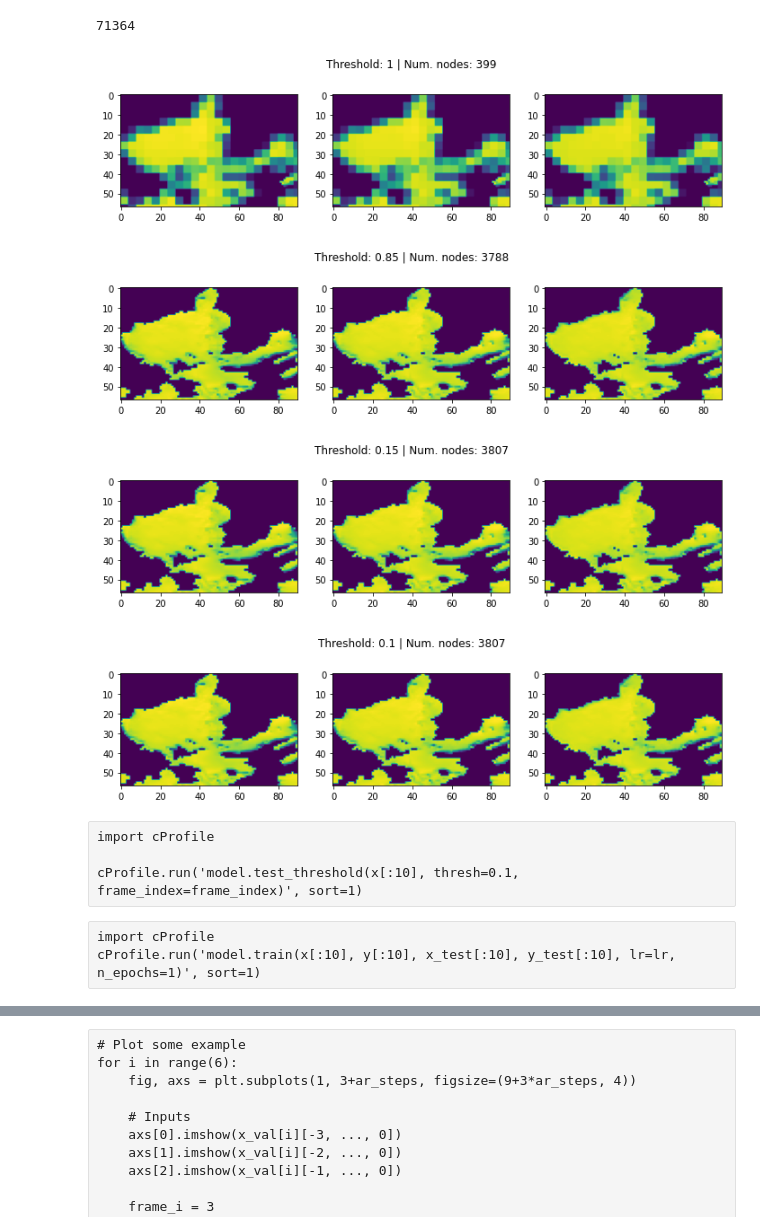
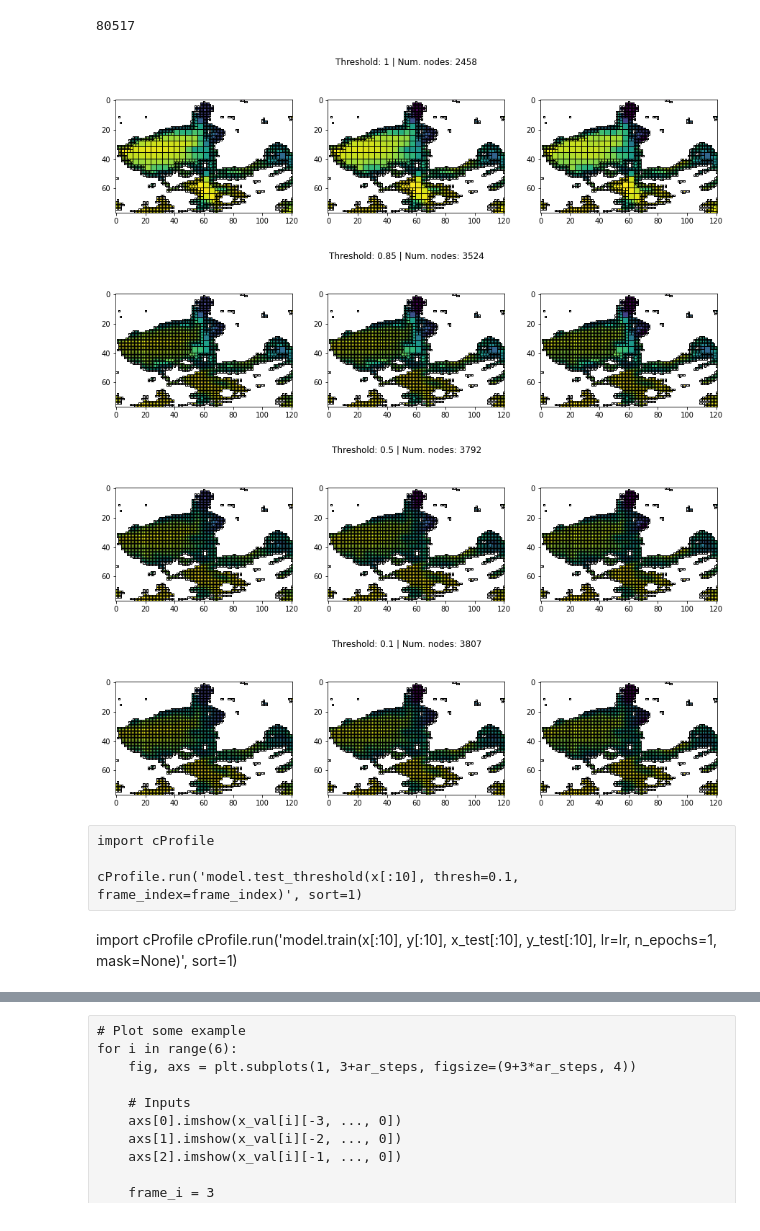
Before and after one commit to zach-gousseau/Quadtree-MPNNLSTM, a Jupyter notebook: ice_test.ipynb, the cells around one changed output, grey strips where cells are left out. Saved outputs shown, nothing was run; the diff lists cells and outputs as text; code cells hidden in the pictures.

```diff
--- a/ice_test.ipynb
+++ b/ice_test.ipynb
@@ -15,19 +15,22 @@ from utils import normalize
 from mod_moving_mnist import ModMovingMNIST
 from mpnnlstm import NextFramePredictor
 # %%
-fetch = False
-if fetch:
-    import sys
-    sys.path.append('/Users/zach/Library/CloudStorage/OneDrive-UniversityofWaterloo/Documents/MASc/test')
+# fetch = False
+# if fetch:
+#     import sys
+#     sys.path.append('/Users/zach/Library/CloudStorage/OneDrive-UniversityofWaterloo/Documents/MASc/test')
 
-    import datetime
-    from glorys import get_glorys
+#     import datetime
+#     from glorys import get_glorys
 
-    ds = get_glorys()
-    ds = ds.sel(latitude=slice(51, 70), longitude=slice(-95, -65))[['siconc']]
-    ds = ds.sel(time=slice(datetime.datetime(2013, 1, 1), datetime.datetime(2018, 1, 1)))
-else:
-    ds = xr.open_dataset('data/glorys.nc')
+#     ds = get_glorys()
+#     ds = ds.sel(latitude=slice(51, 70), longitude=slice(-95, -65))[['siconc']]
+#     ds = ds.sel(time=slice(datetime.datetime(2013, 1, 1), datetime.datetime(2018, 1, 1)))
+# else:
+#     ds = xr.open_dataset('data/glorys.nc')
+
+ds = xr.open_zarr('data/era5_hb_daily.zarr')
+mask = np.isnan(ds.siconc.isel(time=0)).values
 # %%
 np.random.seed(42)
 random.seed(42)
@@ -66,40 +80,34 @@ model_kwargs = dict(
     input_timesteps=input_timesteps
     )
 
-model = NextFramePredictor(experiment_name='test', decompose=True, input_features=1, integrated_space_time=False, **model_kwargs)
+model = NextFramePredictor(experiment_name='test', decompose=True, input_features=len(x_vars), integrated_space_time=False, **model_kwargs)
 model.get_n_params()
 # %% [output]
-71364
+80517
 # %%
 frame_index = 1
 
-fig, axs = model.test_threshold(x[:10], thresh=1, frame_index=frame_index)
+fig, axs = model.test_threshold(x_val[:10], thresh=1, frame_index=frame_index, mask=mask)
 plt.show()
 
-fig, axs = model.test_threshold(x[:10], thresh=0.85, frame_index=frame_index)
+fig, axs = model.test_threshold(x_val[:10], thresh=0.85, frame_index=frame_index, mask=mask)
 plt.show()
 
-fig, axs = model.test_threshold(x[:10], thresh=0.15, frame_index=frame_index)
+fig, axs = model.test_threshold(x_val[:10], thresh=0.5, frame_index=frame_index, mask=mask)
 plt.show()
 
-fig, axs = model.test_threshold(x[:10], thresh=0.1, frame_index=frame_index)
+fig, axs = model.test_threshold(x_val[:10], thresh=0.1, frame_index=frame_index, mask=mask)
 plt.show()
-
-# fig, axs = model.test_threshold(x, thresh=0.01, frame_index=frame_index)
-# plt.show()
-
-# fig, axs = model.test_threshold(x, thresh=0.001, frame_index=frame_index)
-    # plt.show()
 # %% [output]
-[figure, old version]
+[figure, new version]
-[figure, old version]
+[figure, new version]
-[figure, old version]
+[figure, new version]
-[figure, old version]
+[figure, new version]
 # %% [raw]
 import cProfile
 
 cProfile.run('model.test_threshold(x[:10], thresh=0.1, frame_index=frame_index)', sort=1)
-# %% [raw]
-import cProfile
-cProfile.run('model.train(x[:10], y[:10], x_test[:10], y_test[:10], lr=lr, n_epochs=1)', sort=1)
+# %% [markdown]
+import cProfile
+cProfile.run('model.train(x[:10], y[:10], x_test[:10], y_test[:10], lr=lr, n_epochs=1, mask=None)', sort=1)
 # %%
```
Also changed, not shown: parts of 6 cells of this notebook, 9 other files.
